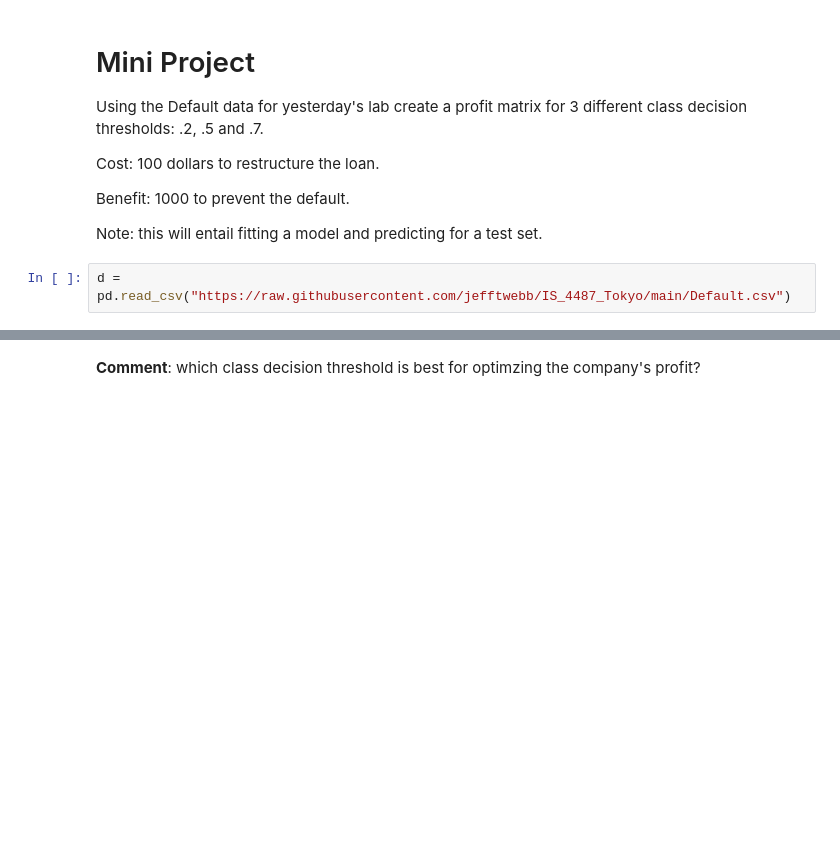
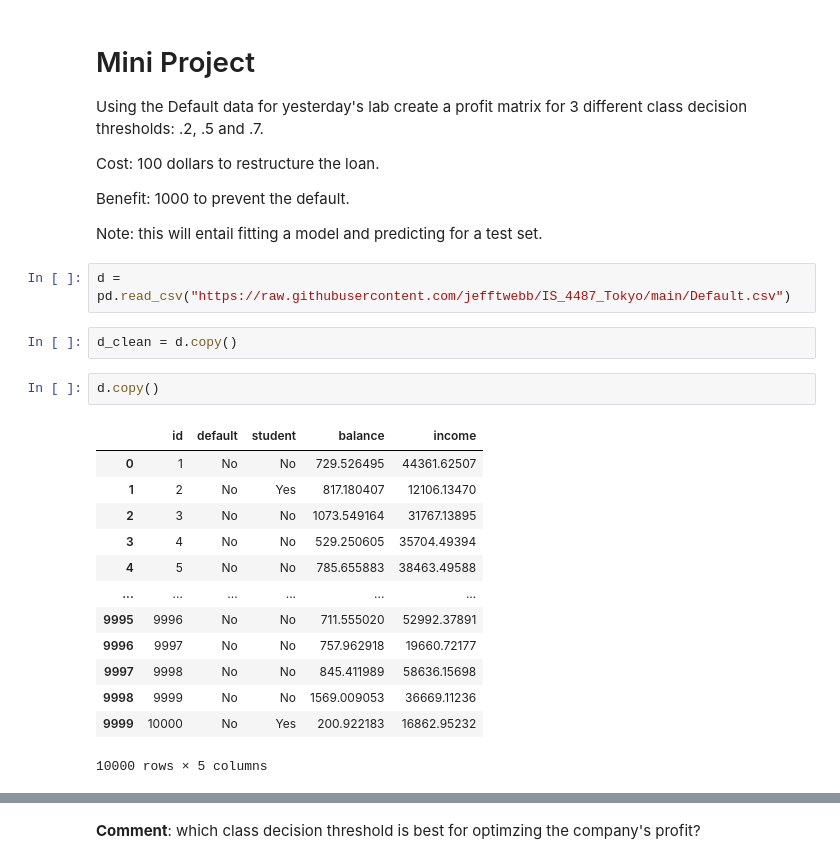
Before and after one commit to Logan-Bogesvang/IS_4487_Tokyo, a Jupyter notebook: day8_lab_Bogesvang.ipynb, the cells around one changed output, grey strips where cells are left out. Saved outputs shown, nothing was run; the diff lists cells and outputs as text; blank space fills up the shorter version.

```diff
--- a/day8_lab_Bogesvang.ipynb
+++ b/day8_lab_Bogesvang.ipynb
@@ -283,3 +282,21 @@ Benefit: 1000 to prevent the default.
 Note: this will entail fitting a model and predicting for a test set.
 # %%
 d = pd.read_csv("https://raw.githubusercontent.com/jefftwebb/IS_4487_Tokyo/main/Default.csv")
+# %%
+d_clean = d.copy()
+# %%
+d.copy()
+# %% [output]
+|  | id | default | student | balance | income |
+| 0 | 1 | No | No | 729.526495 | 44361.62507 |
+| 1 | 2 | No | Yes | 817.180407 | 12106.13470 |
+| 2 | 3 | No | No | 1073.549164 | 31767.13895 |
+| 3 | 4 | No | No | 529.250605 | 35704.49394 |
+| 4 | 5 | No | No | 785.655883 | 38463.49588 |
+| ... | ... | ... | ... | ... | ... |
+| 9995 | 9996 | No | No | 711.555020 | 52992.37891 |
+| 9996 | 9997 | No | No | 757.962918 | 19660.72177 |
+| 9997 | 9998 | No | No | 845.411989 | 58636.15698 |
+| 9998 | 9999 | No | No | 1569.009053 | 36669.11236 |
+| 9999 | 10000 | No | Yes | 200.922183 | 16862.95232 |
+10000 rows × 5 columns
```
Also changed, not shown: parts of 10 cells of this notebook.
